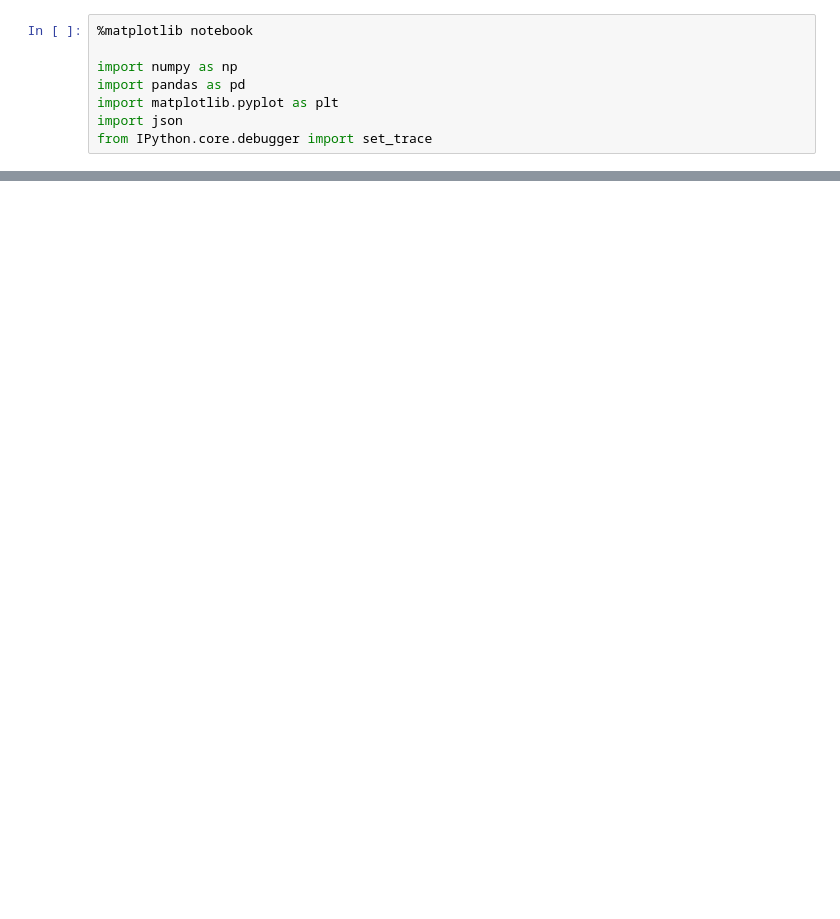
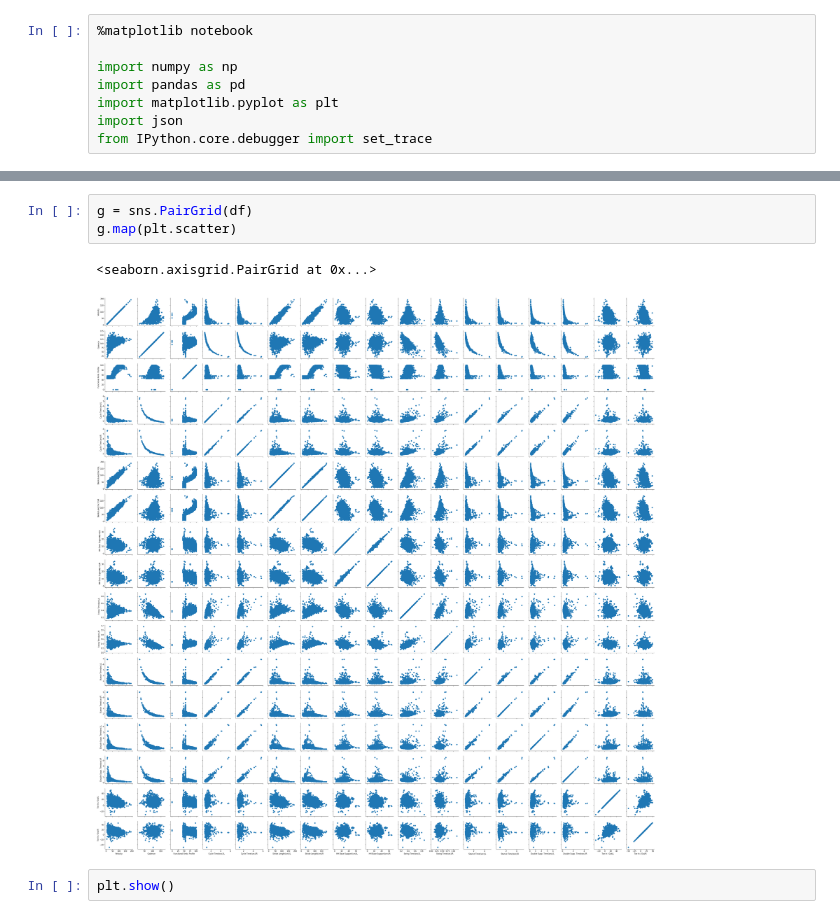
Before and after one commit to youhs4554/gaitanalysis, a Jupyter notebook: Regression experiments.ipynb, the cells around one changed output, grey strips where cells are left out. Cells and saved outputs as stored; diff of their text form; blank space fills up the shorter version.

```diff
--- a/Regression experiments.ipynb
+++ b/Regression experiments.ipynb
@@ -85,0 +106,8 @@ RMSLE :  0.18039186475232047
+# %%
+g = sns.PairGrid(df)
+g.map(plt.scatter)
+# %% [output]
+<seaborn.axisgrid.PairGrid at 0x...>
+[figure, added]
+# %%
+plt.show()
```
Also changed, not shown: parts of 20 cells of this notebook, 9 other files.
